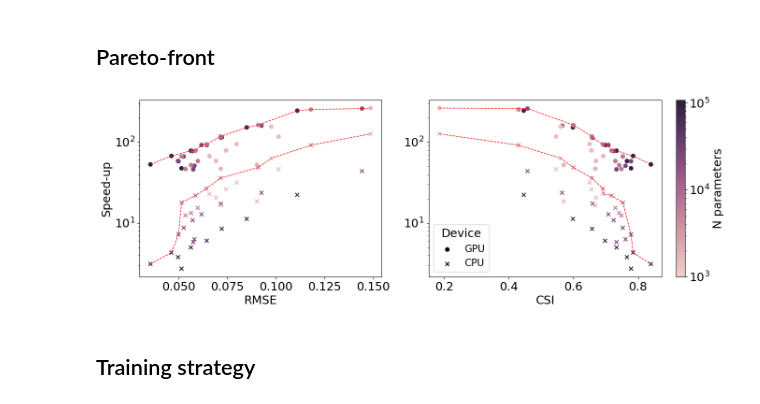
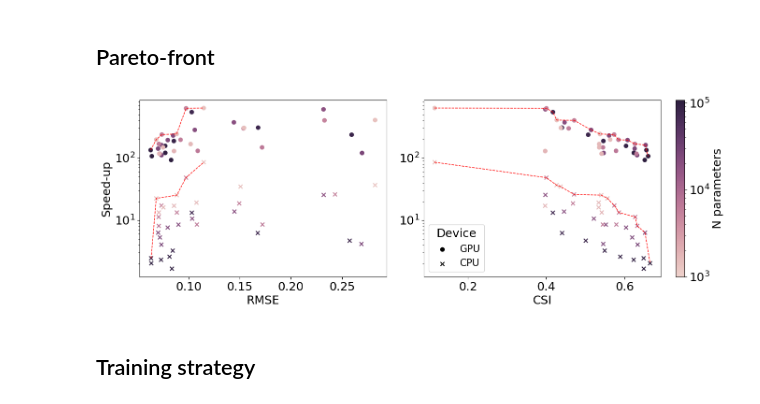
Before and after one commit to RBTV1/SWE-GNN-paper-repository-, a Jupyter notebook: plot_results.ipynb, the cells around one changed output. Drawn from its saved outputs; the diff is of its cells as text; code cells hidden in the pictures.

Commit message:
Added pareto front test 3
Added figure of pareto front for test dataset 3 (the big one)

```diff
--- a/plot_results.ipynb
+++ b/plot_results.ipynb
@@ -250,14 +250,14 @@ plt.tight_layout()
 # df_mean.to_csv(f'{results_dir}/overview_mean.csv', index=False)
 # df_std.to_csv(f'{results_dir}/overview_std.csv', index=False)
 # %%
-df_mean_GPU = pd.read_csv('results/Pareto_front/overview_mean_GPU.csv')
-df_std_GPU = pd.read_csv('results/Pareto_front/overview_std_GPU.csv')
+df_mean_GPU = pd.read_csv('results/Pareto_front/overview_mean_big_GPU.csv')
+df_std_GPU = pd.read_csv('results/Pareto_front/overview_std_big_GPU.csv')
 
 df_mean_GPU['RMSE'] = (df_mean_GPU['h_RMSE'] + df_mean_GPU['q_RMSE'])/2
 df_mean_GPU['CSI'] = (df_mean_GPU['CSI_0.05'] + df_mean_GPU['CSI_0.3'])/2
 
-df_mean_CPU = pd.read_csv('results/Pareto_front/overview_mean_CPU.csv')
-df_std_CPU = pd.read_csv('results/Pareto_front/overview_std_CPU.csv')
+df_mean_CPU = pd.read_csv('results/Pareto_front/overview_big_mean_CPU.csv')
+df_std_CPU = pd.read_csv('results/Pareto_front/overview_big_std_CPU.csv')
 
 df_mean_CPU['RMSE'] = (df_mean_CPU['h_RMSE'] + df_mean_CPU['q_RMSE'])/2
 df_mean_CPU['CSI'] = (df_mean_CPU['CSI_0.05'] + df_mean_CPU['CSI_0.3'])/2
@@ -278,34 +278,34 @@ axs[1].scatter(x=[], y=[], c='k', marker='x', label='CPU')
 pareto_front = get_pareto_front(df_mean_GPU, 'speed-up(cuda)', 'CSI', ascending=False)
 axs[1].plot(pareto_front[:,1], pareto_front[:,0], 'r--', linewidth=1, marker='')
 
 pareto_front = get_pareto_front(df_mean_CPU, 'speed-up(cpu)', 'CSI', ascending=False)
 axs[1].plot(pareto_front[:,1], pareto_front[:,0], 'r--', linewidth=1, marker='')
 
 axs[0].set_ylabel('Speed-up')
 axs[1].set_xlabel('CSI')
 
 axs[0].scatter(df_mean_GPU['RMSE'], df_mean_GPU[f'speed-up(cuda)'], c=df_mean_GPU['total_parameters'],
                 norm=mpl.colors.LogNorm(vmin=1000), cmap=cmap, marker='o')
 axs[0].scatter(df_mean_CPU['RMSE'], df_mean_CPU[f'speed-up(cpu)'], c=df_mean_CPU['total_parameters'],
                 norm=mpl.colors.LogNorm(vmin=1000), cmap=cmap, marker='x')
 
 pareto_front = get_pareto_front(df_mean_GPU, 'RMSE', 'speed-up(cuda)', ascending=True)
 axs[0].plot(pareto_front[:,0], pareto_front[:,1], 'r--', linewidth=1, marker='')
 
 pareto_front = get_pareto_front(df_mean_CPU, 'RMSE', 'speed-up(cpu)', ascending=True)
 axs[0].plot(pareto_front[:,0], pareto_front[:,1], 'r--', linewidth=1, marker='')
 
 axs[0].set_xlabel('RMSE')
 
 clb = plt.colorbar(scat, ax=axs[1])
 clb.set_label('N parameters')
 
 axs[1].legend(title='Device', loc=3)
 axs[0].set_yscale('log')
 axs[1].set_yscale('log')
 plt.tight_layout()
 # %% [output]
-[figure, old version]
+[figure, new version]
 # %% [markdown]
 ## Training strategy
 # %% [markdown]
```
Also changed, not shown: 2 other files.
